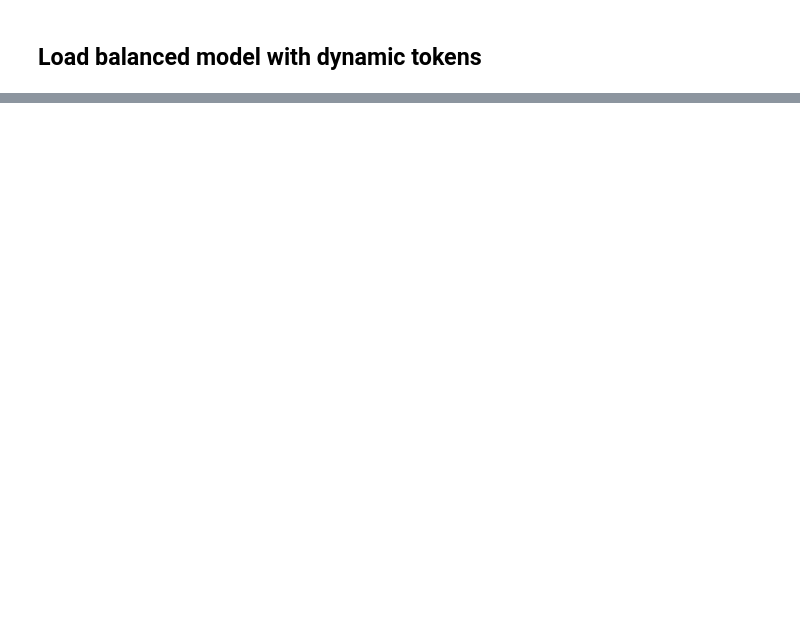
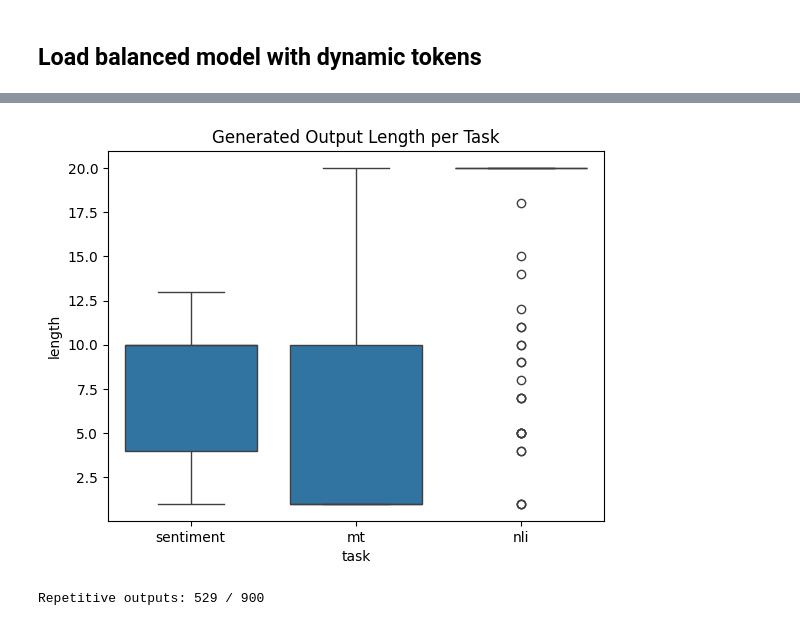
Before and after one commit to melissafasol/InkubaLM-Challenge, a Jupyter notebook: notebooks_EDA/03_ABtesting.ipynb, the cells around one changed output, grey strips where cells are left out. Saved outputs shown, nothing was run; the diff lists cells and outputs as text; code cells hidden in the pictures; blank space fills up the shorter version.

Commit message:
running inference to check performance

```diff
--- a/notebooks_EDA/03_ABtesting.ipynb
+++ b/notebooks_EDA/03_ABtesting.ipynb
@@ -269,7 +546,7 @@ base_model = AutoModelForCausalLM.from_pretrained("lelapa/InkubaLM-0.4B", device
 # Load LoRA adapter
 lora_model = PeftModel.from_pretrained(
     base_model,
-    "/content/drive/MyDrive/InkubaLM/outputs/best_model_dynamic_balanced"
+    "/content/drive/MyDrive/InkubaLM/outputs/best_model_dynamic_probabilistic"
 )
 
 # Load tokenizer
@@ -321,0 +554,3 @@ df.head()  # Show first 5 rows
+# %%
+results_df = multitask.apply_inference_to_test_data(lora_model, tokenizer, test_dataset)
+results_df.to_csv("submission_test.csv", index=False)
@@ -321,0 +573,14 @@ df.head()  # Show first 5 rows
+# %%
+
+
+def get_task_type(row):
+    if "sentiment" in row["ID"]:
+        return "sentiment"
+    elif "xnli" in row["ID"]:
+        return "nli"
+    elif "mt" in row["ID"]:
+        return "mt"
+    else:
+        return "unknown"
+
+results_df["task"] = results_df.apply(get_task_type, axis=1)
@@ -321,0 +603,18 @@ df.head()  # Show first 5 rows
+# %%
+
+import seaborn as sns
+import matplotlib.pyplot as plt
+
+results_df["length"] = results_df["generated"].str.split().apply(len)
+
+sns.boxplot(data=results_df, x="task", y="length")
+plt.title("Generated Output Length per Task")
+plt.show()
+# %% [output]
+[figure, added]
+# %%
+
+repetitive = results_df[results_df["generated"].str.contains(r"\b(\w+)( \1\b){3,}", regex=True, na=False)]
+print(f"Repetitive outputs: {len(repetitive)} / {len(results_df)}")
+# %% [output]
+Repetitive outputs: 529 / 900
```
Also changed, not shown: parts of 21 cells of this notebook.
